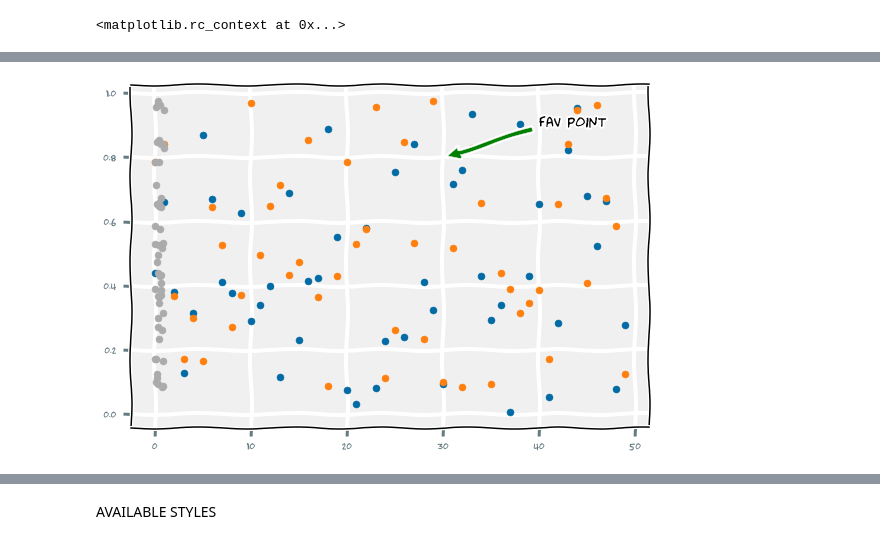
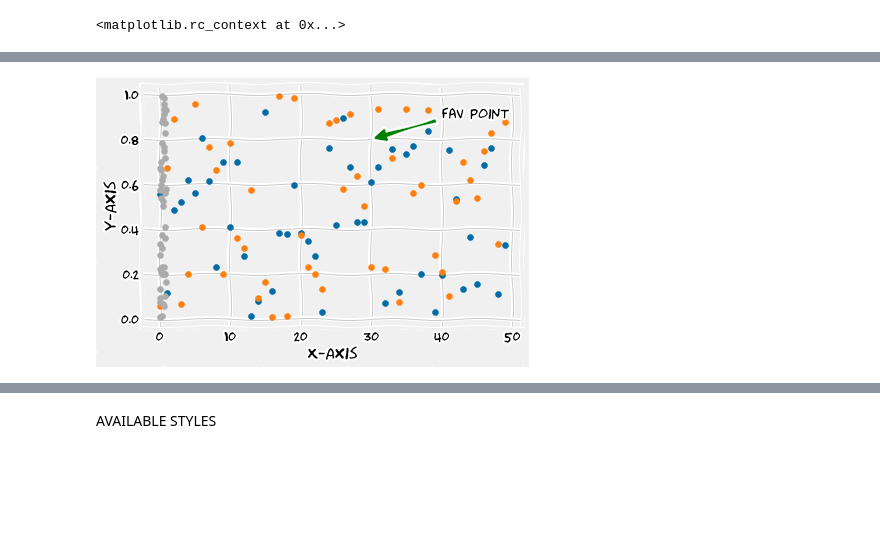
Before and after one commit to DataCrusade1999/Python, a Jupyter notebook: Matplotlib(Colab).ipynb, the cells around one changed output, grey strips where cells are left out. Cells and saved outputs as stored; diff of their text form; code cells hidden in the pictures; blank space fills up the shorter version.

```diff
--- a/Matplotlib(Colab).ipynb
+++ b/Matplotlib(Colab).ipynb
@@ -37,15 +37,17 @@ plt.show()
 # %%
 data1={'key1':np.arange(0,50),'key2':np.random.rand(50),'key3':np.random.rand(50)}
 plt.style.use('tableau-colorblind10')
 plt.scatter('key1','key2',data=data1)
 plt.scatter('key1','key3',data=data1)
 plt.scatter('key2','key3',data=data1)
 plt.annotate('fav point',xy=(30,0.8),xytext=(40,0.9),arrowprops=dict(facecolor='green',shrink=0.05))
 plt.tight_layout()
+plt.xlabel('X-Axis')
+plt.ylabel('Y-Axis')
 plt.grid(True)
 plt.show()
 # %% [output]
-[figure, old version]
+[figure, new version]
 # %%
 image=plt.imshow(np.random.rand(400,400))
 # %% [output]
```
Also changed, not shown: parts of 6 cells of this notebook.
